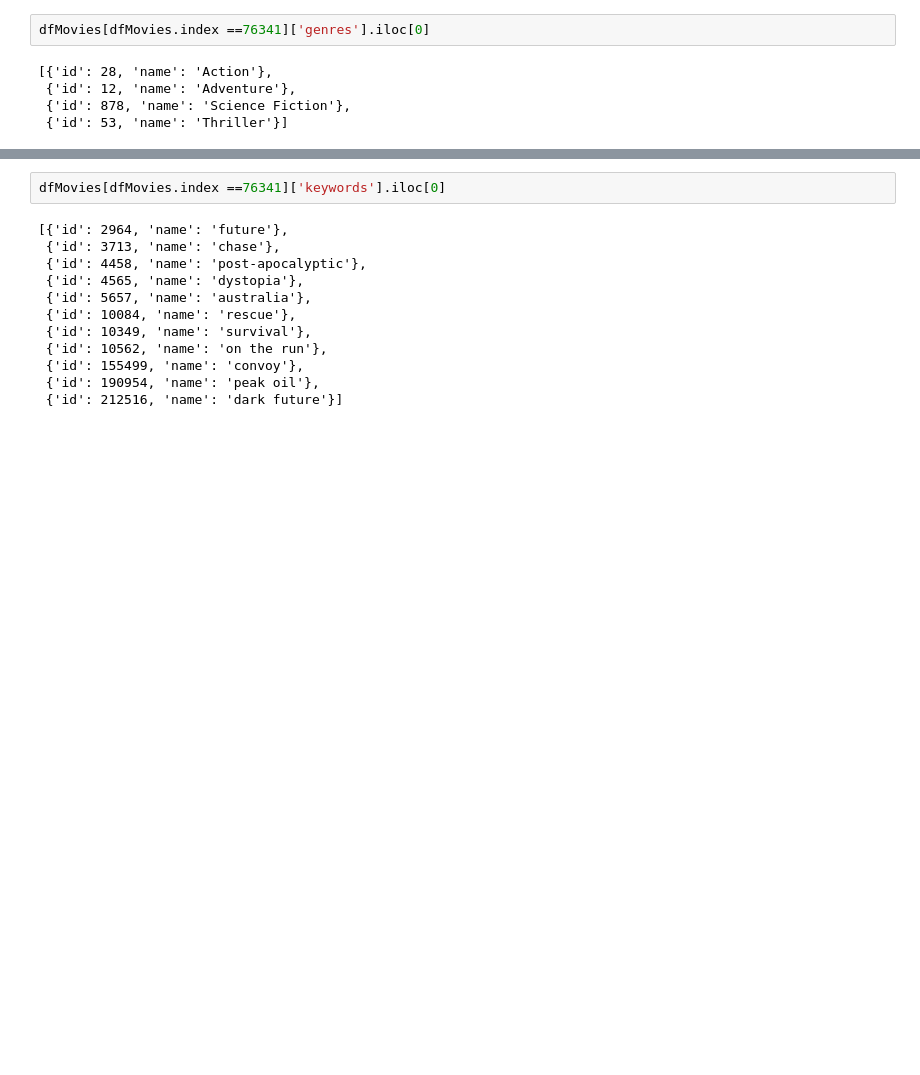
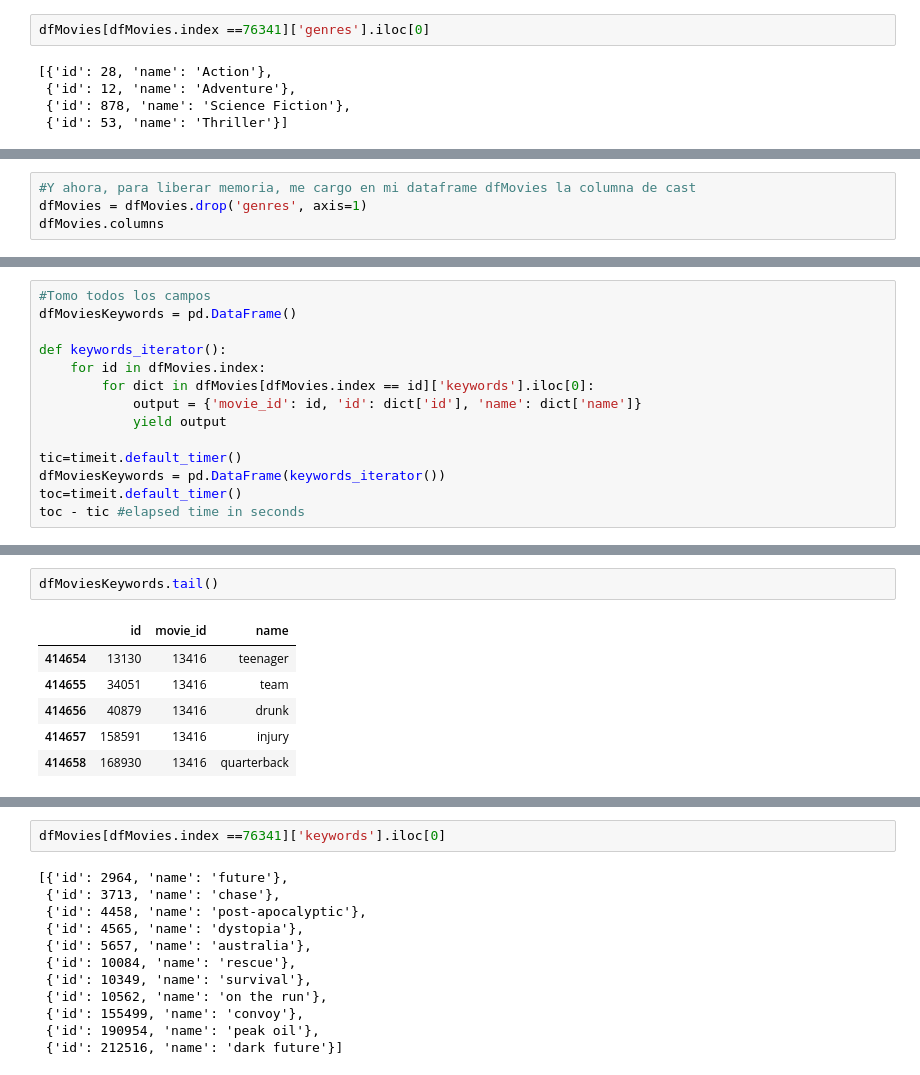
Before and after one commit to mandixbw/Cinema_KeysForSuccess, a Jupyter notebook: 03_Tidying_Movies_Data.ipynb, the cells around one changed output, grey strips where cells are left out. Drawn from its saved outputs; the diff is of its cells as text; blank space fills up the shorter version.

```diff
--- a/03_Tidying_Movies_Data.ipynb
+++ b/03_Tidying_Movies_Data.ipynb
@@ -1525,0 +1478,4 @@ dfMovies[dfMovies.index ==76341]['genres'].iloc[0]
+# %%
+#Y ahora, para liberar memoria, me cargo en mi dataframe dfMovies la columna de cast
+dfMovies = dfMovies.drop('genres', axis=1)
+dfMovies.columns
@@ -1529,0 +1538,14 @@ array([ 0,  1,  2,  3,  4,  5,  6,  7,  8,  9, 11, 13])
+# %%
+#Tomo todos los campos
+dfMoviesKeywords = pd.DataFrame()
+
+def keywords_iterator():
+    for id in dfMovies.index:
+        for dict in dfMovies[dfMovies.index == id]['keywords'].iloc[0]:
+            output = {'movie_id': id, 'id': dict['id'], 'name': dict['name']}
+            yield output
+
+tic=timeit.default_timer()
+dfMoviesKeywords = pd.DataFrame(keywords_iterator())
+toc=timeit.default_timer()
+toc - tic #elapsed time in seconds
@@ -1529,0 +1565,9 @@ array([ 0,  1,  2,  3,  4,  5,  6,  7,  8,  9, 11, 13])
+# %%
+dfMoviesKeywords.tail()
+# %% [output]
+|  | id | movie_id | name |
+| 414654 | 13130 | 13416 | teenager |
+| 414655 | 34051 | 13416 | team |
+| 414656 | 40879 | 13416 | drunk |
+| 414657 | 158591 | 13416 | injury |
+| 414658 | 168930 | 13416 | quarterback |
```
Also changed, not shown: parts of 131 cells of this notebook.
